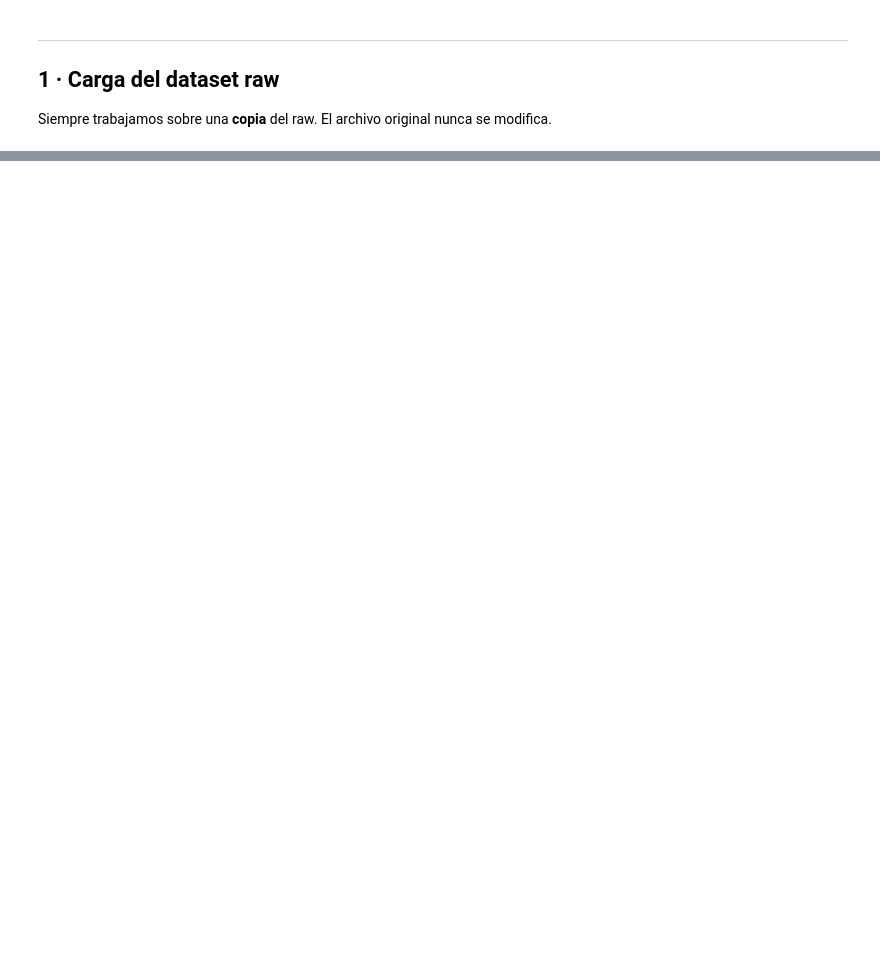
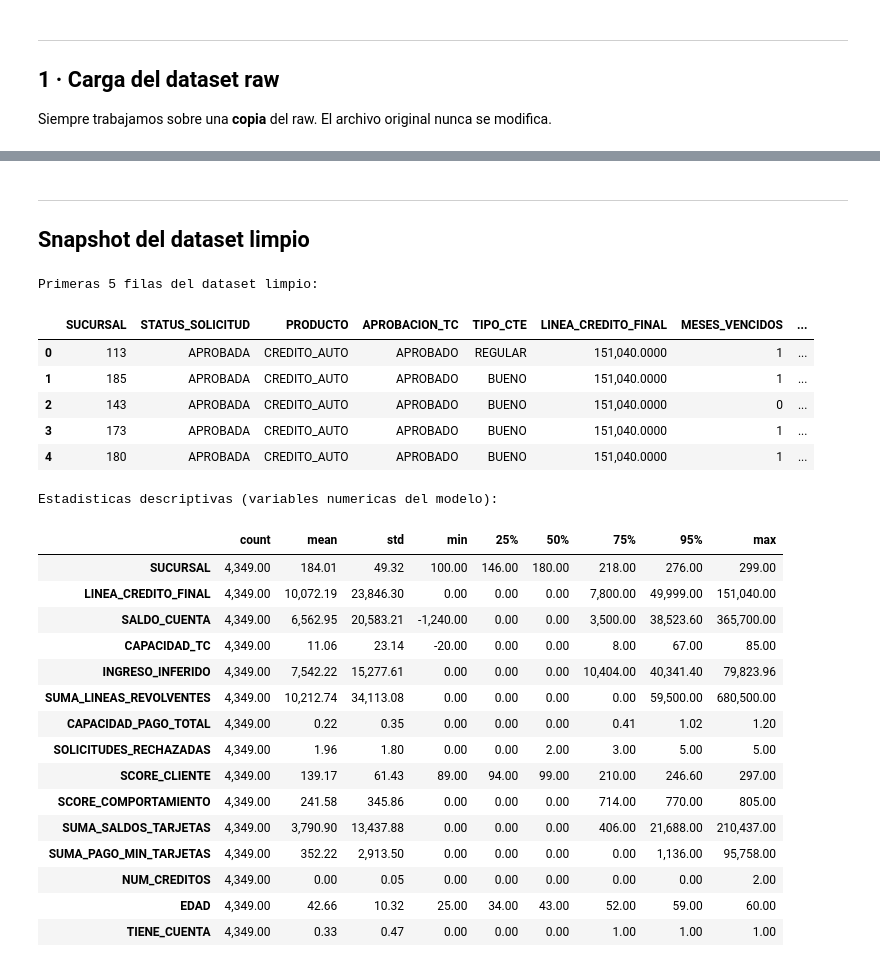
Before and after one commit to Montiel-Oscar/credit-product-analytics, a Jupyter notebook: notebooks/02_data_cleaning.ipynb, the cells around one changed output, grey strips where cells are left out. Drawn from its saved outputs; the diff is of its cells as text; code cells hidden in the pictures; blank space fills up the shorter version.

```diff
--- a/notebooks/02_data_cleaning.ipynb
+++ b/notebooks/02_data_cleaning.ipynb
@@ -612,0 +481,26 @@ for i, col in enumerate(df.columns, 1):
+# %%
+print("=== P7: Winsorización al 99% ===")
+print()
+
+def winsorizacion(df, col, p_sup=0.99, p_inf=0.01):
+    lo  = df[col].quantile(p_inf)
+    hi  = df[col].quantile(p_sup)
+    n   = ((df[col] < lo) | (df[col] > hi)).sum()
+    df[col] = df[col].clip(lower=lo, upper=hi)
+    pct = n / len(df) * 100
+    sq  = SQ_Y if pct > 2 else SQ_G
+    print(f"  {sq}  {col}")
+    print(f"       p01={lo:>12,.1f}  p99={hi:>12,.1f}")
+    print(f"       Valores tapados: {n:,}  ({pct:.2f}%)")
+    return df
+
+df = winsorizacion(df, "LINEA_CREDITO_FINAL")
+print()
+df = winsorizacion(df, "INGRESO_INFERIDO")
+
+print()
+print(f"  Variables bimodales NO intervenidas:")
+for col in ["SUMA_LINEAS_REVOLVENTES","SUMA_SALDOS_TARJETAS","SUMA_PAGO_MIN_TARJETAS"]:
+    n0  = (df[col] == 0).sum()
+    npos = (df[col] > 0).sum()
+    print(f"  {SQ_B}  {col:<30}  cero: {n0:>5,} | con valor: {npos:>5,}")
@@ -612,0 +733,37 @@ for i, col in enumerate(df.columns, 1):
+# %% [markdown]
+---
+## Snapshot del dataset limpio
+# %%
+print("Primeras 5 filas del dataset limpio:")
+display(df.drop(columns=["NUM_SOLICITUD","CUENTA_ASIGNADA"]).head(5))
+
+print()
+print("Estadisticas descriptivas (variables numericas del modelo):")
+excluir = ["NUM_SOLICITUD","CUENTA_ASIGNADA"]
+num_cols = [c for c in df.select_dtypes(include=[np.number]).columns if c not in excluir]
+display(df[num_cols].describe(percentiles=[.25,.5,.75,.95]).T.style.format("{:,.2f}"))
+# %% [output]
+Primeras 5 filas del dataset limpio:
+|  | SUCURSAL | STATUS_SOLICITUD | PRODUCTO | APROBACION_TC | TIPO_CTE | LINEA_CREDITO_FINAL | MESES_VENCIDOS | ... |
+| 0 | 113 | APROBADA | CREDITO_AUTO | APROBADO | REGULAR | 151,040.0000 | 1 | ... |
+| 1 | 185 | APROBADA | CREDITO_AUTO | APROBADO | BUENO | 151,040.0000 | 1 | ... |
+| 2 | 143 | APROBADA | CREDITO_AUTO | APROBADO | BUENO | 151,040.0000 | 0 | ... |
+| 3 | 173 | APROBADA | CREDITO_AUTO | APROBADO | BUENO | 151,040.0000 | 1 | ... |
+| 4 | 180 | APROBADA | CREDITO_AUTO | APROBADO | BUENO | 151,040.0000 | 1 | ... |
+Estadisticas descriptivas (variables numericas del modelo):
+|  | count | mean | std | min | 25% | 50% | 75% | 95% | max |
+| SUCURSAL | 4,349.00 | 184.01 | 49.32 | 100.00 | 146.00 | 180.00 | 218.00 | 276.00 | 299.00 |
+| LINEA_CREDITO_FINAL | 4,349.00 | 10,072.19 | 23,846.30 | 0.00 | 0.00 | 0.00 | 7,800.00 | 49,999.00 | 151,040.00 |
+| SALDO_CUENTA | 4,349.00 | 6,562.95 | 20,583.21 | -1,240.00 | 0.00 | 0.00 | 3,500.00 | 38,523.60 | 365,700.00 |
+| CAPACIDAD_TC | 4,349.00 | 11.06 | 23.14 | -20.00 | 0.00 | 0.00 | 8.00 | 67.00 | 85.00 |
+| INGRESO_INFERIDO | 4,349.00 | 7,542.22 | 15,277.61 | 0.00 | 0.00 | 0.00 | 10,404.00 | 40,341.40 | 79,823.96 |
+| SUMA_LINEAS_REVOLVENTES | 4,349.00 | 10,212.74 | 34,113.08 | 0.00 | 0.00 | 0.00 | 0.00 | 59,500.00 | 680,500.00 |
+| CAPACIDAD_PAGO_TOTAL | 4,349.00 | 0.22 | 0.35 | 0.00 | 0.00 | 0.00 | 0.41 | 1.02 | 1.20 |
+| SOLICITUDES_RECHAZADAS | 4,349.00 | 1.96 | 1.80 | 0.00 | 0.00 | 2.00 | 3.00 | 5.00 | 5.00 |
+| SCORE_CLIENTE | 4,349.00 | 139.17 | 61.43 | 89.00 | 94.00 | 99.00 | 210.00 | 246.60 | 297.00 |
+| SCORE_COMPORTAMIENTO | 4,349.00 | 241.58 | 345.86 | 0.00 | 0.00 | 0.00 | 714.00 | 770.00 | 805.00 |
+| SUMA_SALDOS_TARJETAS | 4,349.00 | 3,790.90 | 13,437.88 | 0.00 | 0.00 | 0.00 | 406.00 | 21,688.00 | 210,437.00 |
+| SUMA_PAGO_MIN_TARJETAS | 4,349.00 | 352.22 | 2,913.50 | 0.00 | 0.00 | 0.00 | 0.00 | 1,136.00 | 95,758.00 |
+| NUM_CREDITOS | 4,349.00 | 0.00 | 0.05 | 0.00 | 0.00 | 0.00 | 0.00 | 0.00 | 2.00 |
+| EDAD | 4,349.00 | 42.66 | 10.32 | 25.00 | 34.00 | 43.00 | 52.00 | 59.00 | 60.00 |
+| TIENE_CUENTA | 4,349.00 | 0.33 | 0.47 | 0.00 | 0.00 | 0.00 | 1.00 | 1.00 | 1.00 |
```
Also changed, not shown: parts of 54 cells of this notebook, 29 other files.
